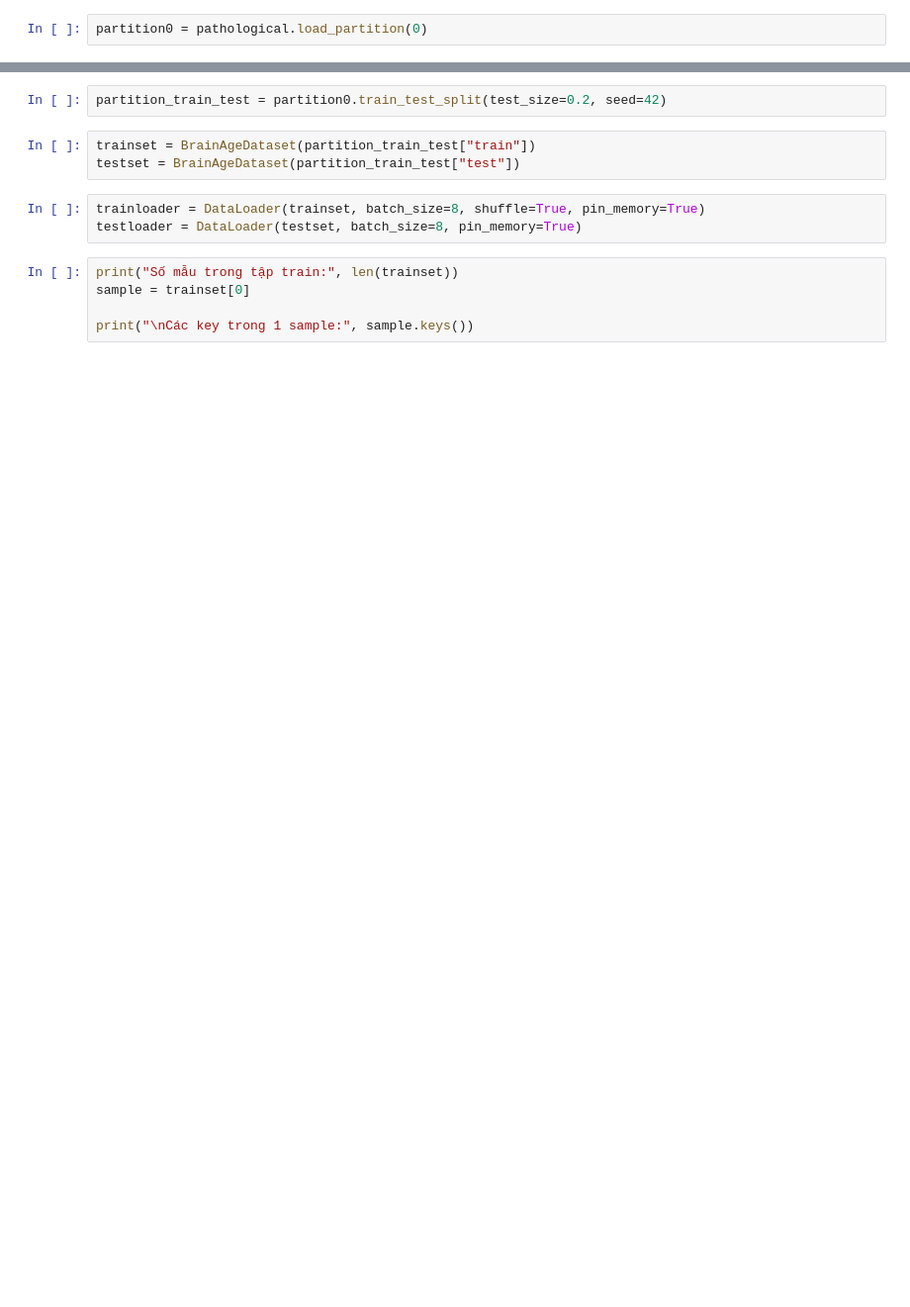
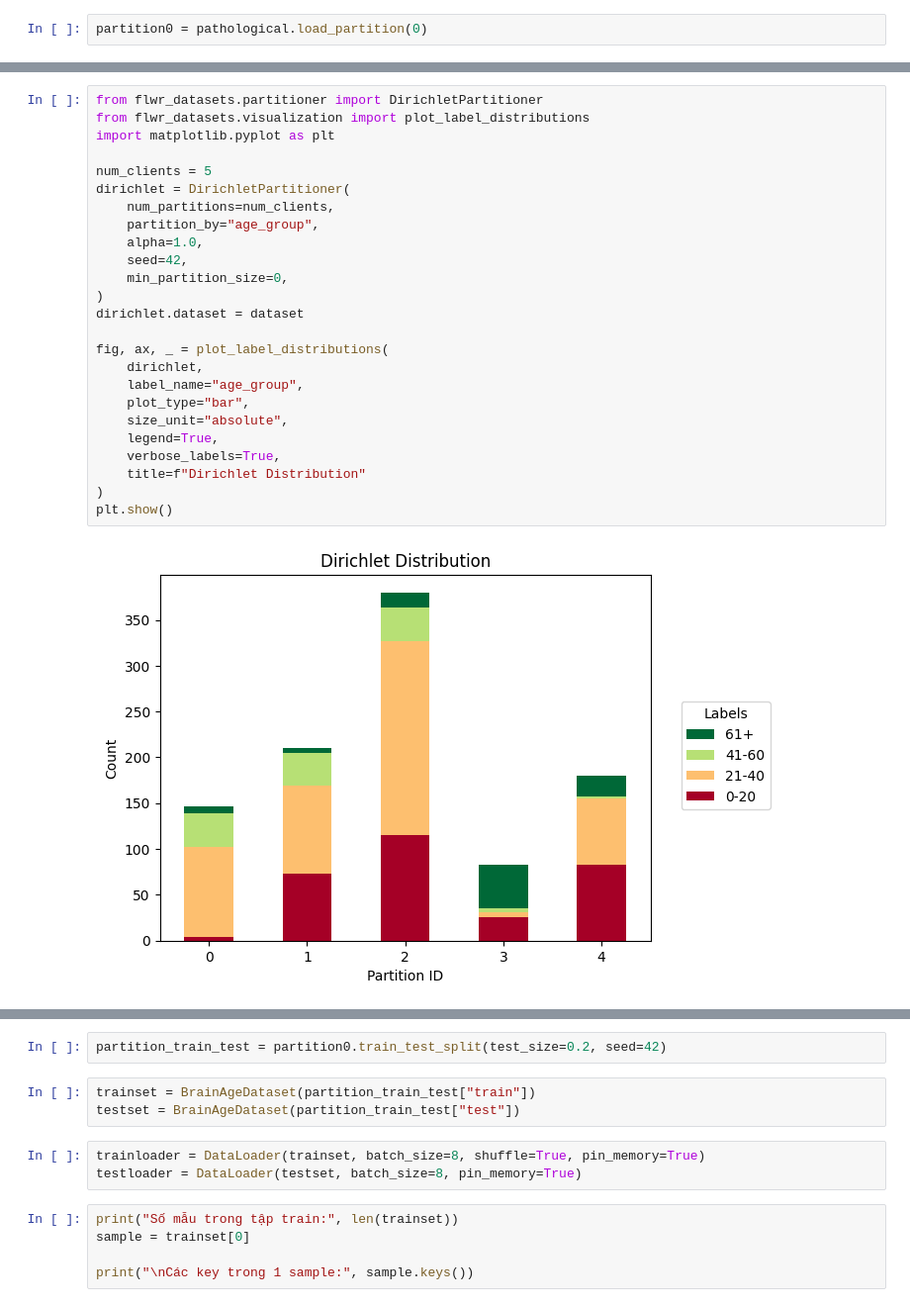
Before and after one commit to NguyenDung0210/Federated_Learning_Medical_Imaging, a Jupyter notebook: fl-brain/brain_age_prediction.ipynb, the cells around one changed output, grey strips where cells are left out. Shown at 99% size. Drawn from its saved outputs; the diff is of its cells as text; blank space fills up the shorter version.

```diff
--- a/fl-brain/brain_age_prediction.ipynb
+++ b/fl-brain/brain_age_prediction.ipynb
@@ -375,2 +378,29 @@ Dataset({
 })
+# %%
+from flwr_datasets.partitioner import DirichletPartitioner
+from flwr_datasets.visualization import plot_label_distributions
+import matplotlib.pyplot as plt
+
+num_clients = 5
+dirichlet = DirichletPartitioner(
+    num_partitions=num_clients,
+    partition_by="age_group",
+    alpha=1.0,
+    seed=42,
+    min_partition_size=0,
+)
+dirichlet.dataset = dataset
+
+fig, ax, _ = plot_label_distributions(
+    dirichlet,
+    label_name="age_group",
+    plot_type="bar",
+    size_unit="absolute",
+    legend=True,
+    verbose_labels=True,
+    title=f"Dirichlet Distribution"
+)
+plt.show()
+# %% [output]
+[figure, added]
 # %%
```
Also changed, not shown: parts of 14 cells of this notebook, 1 other file.
